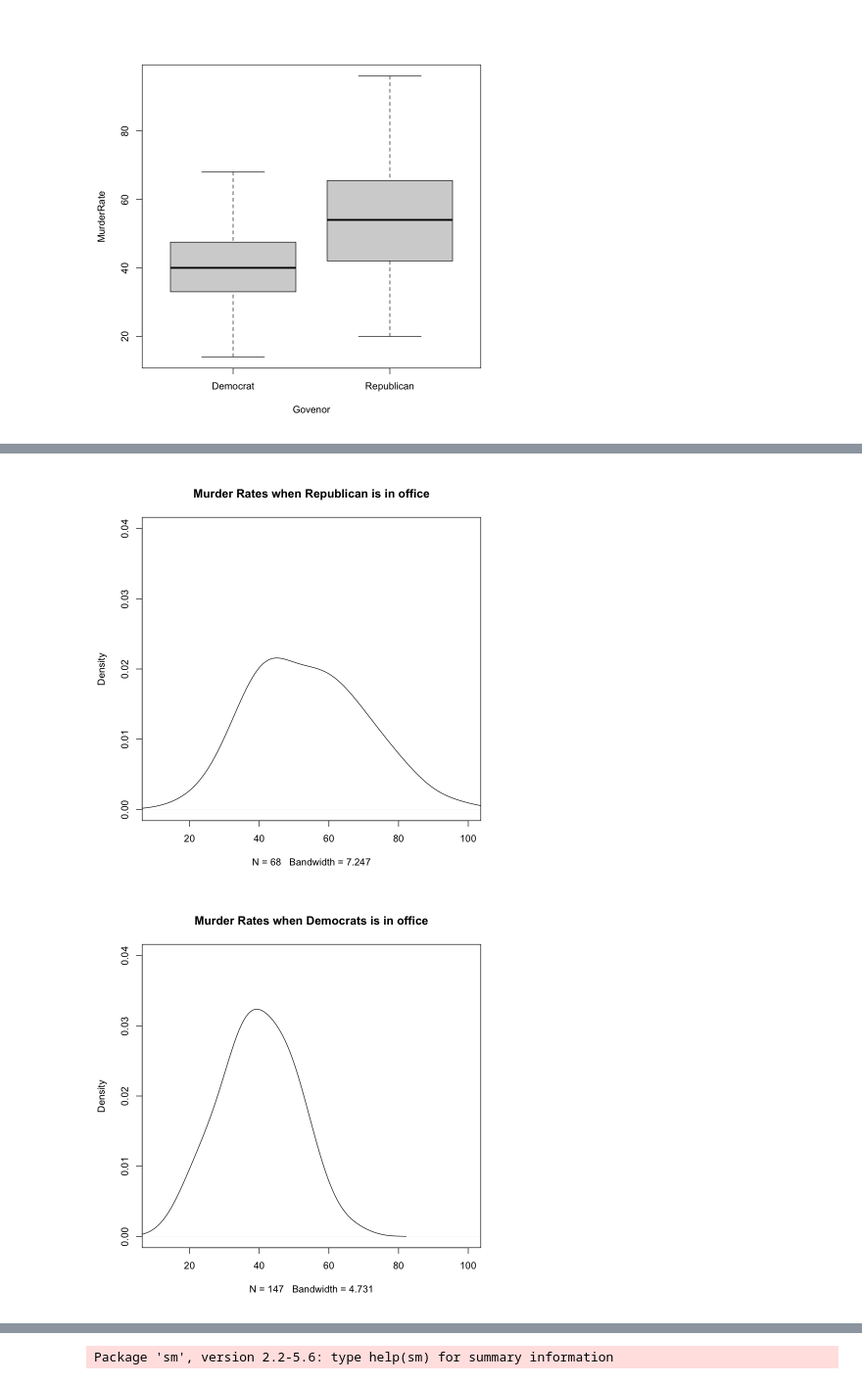
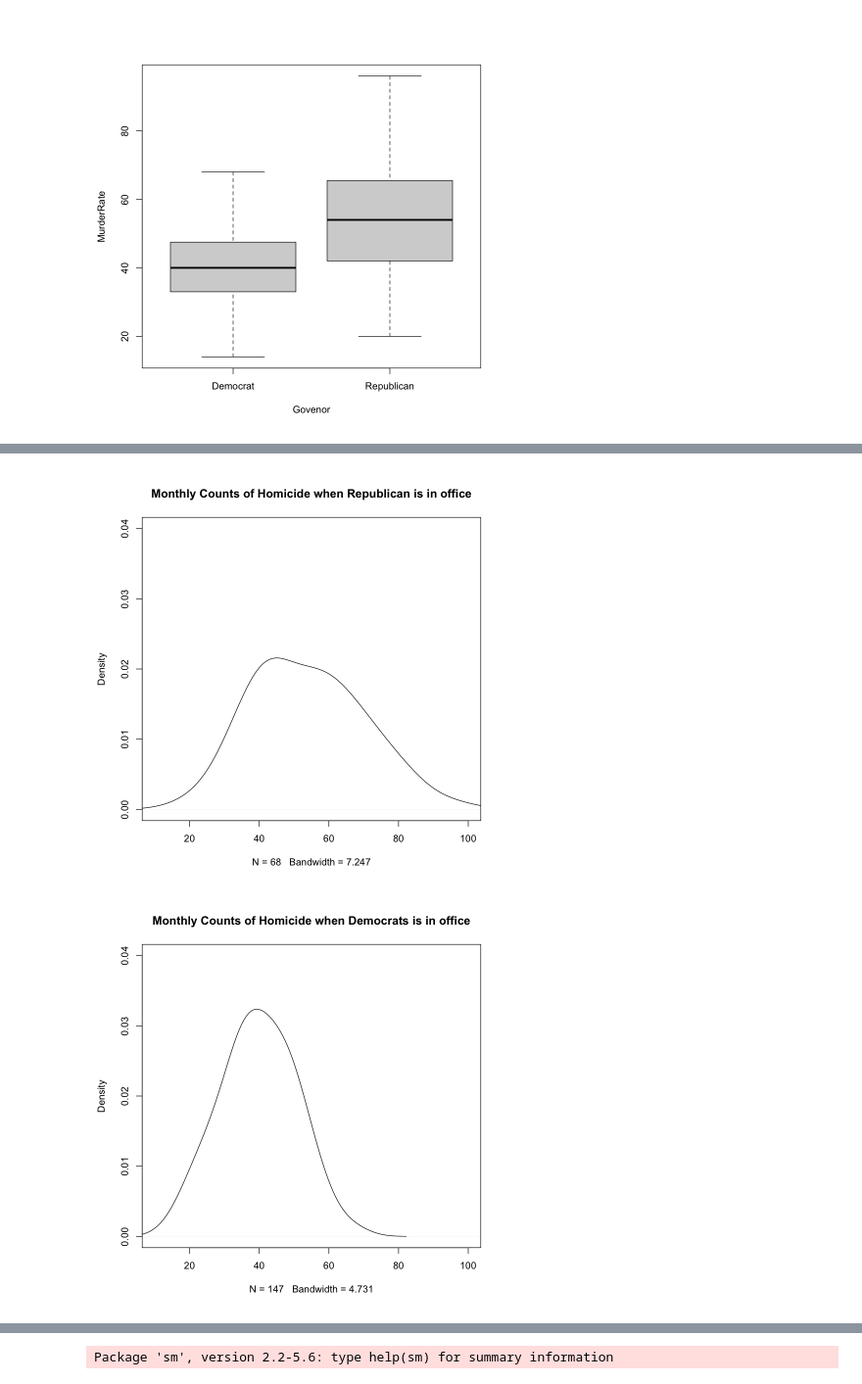
Before and after one commit to aporter1350/nonparametrics, a Jupyter notebook: code/Project.ipynb, the cells around one changed output, grey strips where cells are left out. Shown at 98% size. Cells and saved outputs as stored; diff of their text form; code cells hidden in the pictures.

Commit message:
stats project

```diff
--- a/code/Project.ipynb
+++ b/code/Project.ipynb
@@ -4,7 +4,7 @@ data_loc<-'/Users/aporter1350/Documents/Courses/Spring2020/nonparametrics/data/g
 gdp<-read.csv(data_loc)
 # %%
-#data_loc<-'/Users/Alexis/Documents/Spring2020/nonparametrics/data/emp_project.csv'
-data_loc<-'/Users/aporter1350/Documents/Courses/Spring2020/nonparametrics/data/emp_project.csv'
+data_loc<-'/Users/Alexis/Documents/Spring2020/nonparametrics/data/emp_project.csv'
+#data_loc<-'/Users/aporter1350/Documents/Courses/Spring2020/nonparametrics/data/emp_project.csv'
 emp<-read.csv(data_loc)
 emp=emp[complete.cases(emp),]
 # %%
@@ -45,7 +33,7 @@ emp.dem=subset(emp, Govenor=='Democrat')
 # %%
-plot(density(emp.rep$MurderRate, bw="SJ"), main='Murder Rates when Republican is in office', xlim=c(10,100), ylim=c(0,.04))
+plot(density(emp.rep$MurderRate, bw="SJ"), main='Monthly Counts of Homicide when Republican is in office', xlim=c(10,100), ylim=c(0,.04))
 
-plot(density(emp.dem$MurderRate, bw="SJ"), main='Murder Rates when Democrats is in office', xlim=c(10,100), ylim=c(0,.04))
+plot(density(emp.dem$MurderRate, bw="SJ"), main='Monthly Counts of Homicide when Democrats is in office', xlim=c(10,100), ylim=c(0,.04))
 # %% [output]
-[figure, old version]
+[figure, new version]
-[figure, old version]
+[figure, new version]
```
Also changed, not shown: parts of 11 cells of this notebook, 2 other files.
